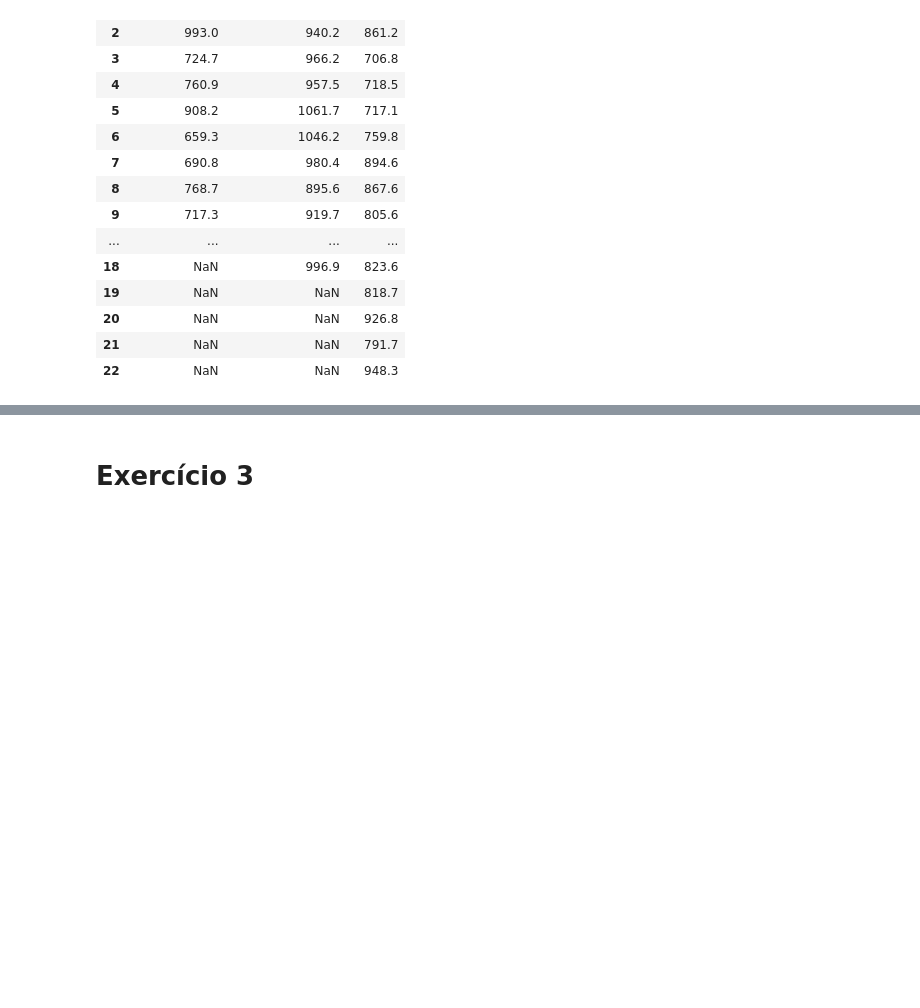
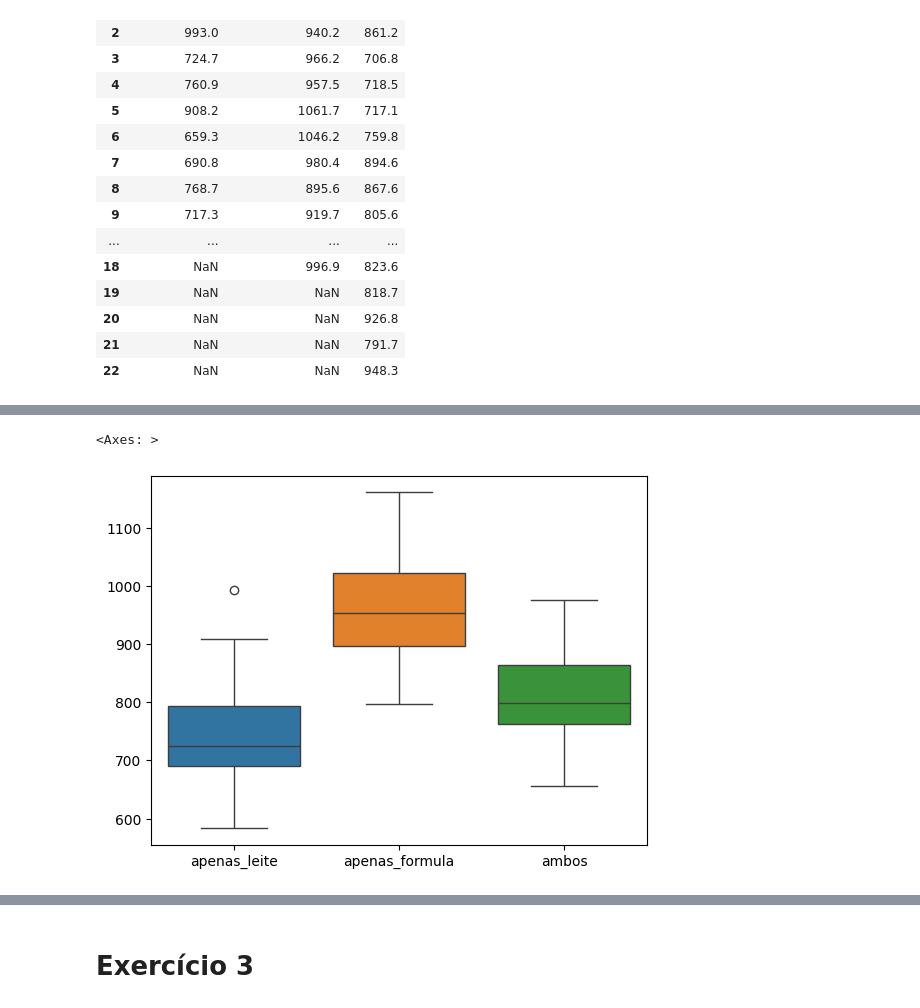
Before and after one commit to PauloViniciusR/Estatistica_dados, a Jupyter notebook: Estatistica_Inferencial/Ex/01_exercicios.ipynb, the cells around one changed output, grey strips where cells are left out. Drawn from its saved outputs; the diff is of its cells as text; code cells hidden in the pictures; blank space fills up the shorter version.

```diff
--- a/Estatistica_Inferencial/Ex/01_exercicios.ipynb
+++ b/Estatistica_Inferencial/Ex/01_exercicios.ipynb
@@ -63,0 +175,5 @@ df_leite_formula
+# %%
+sns.boxplot(df_leite_formula)
+# %% [output]
+<Axes: >
+[figure, added]
```
Also changed, not shown: parts of 18 cells of this notebook, 1 other file.
